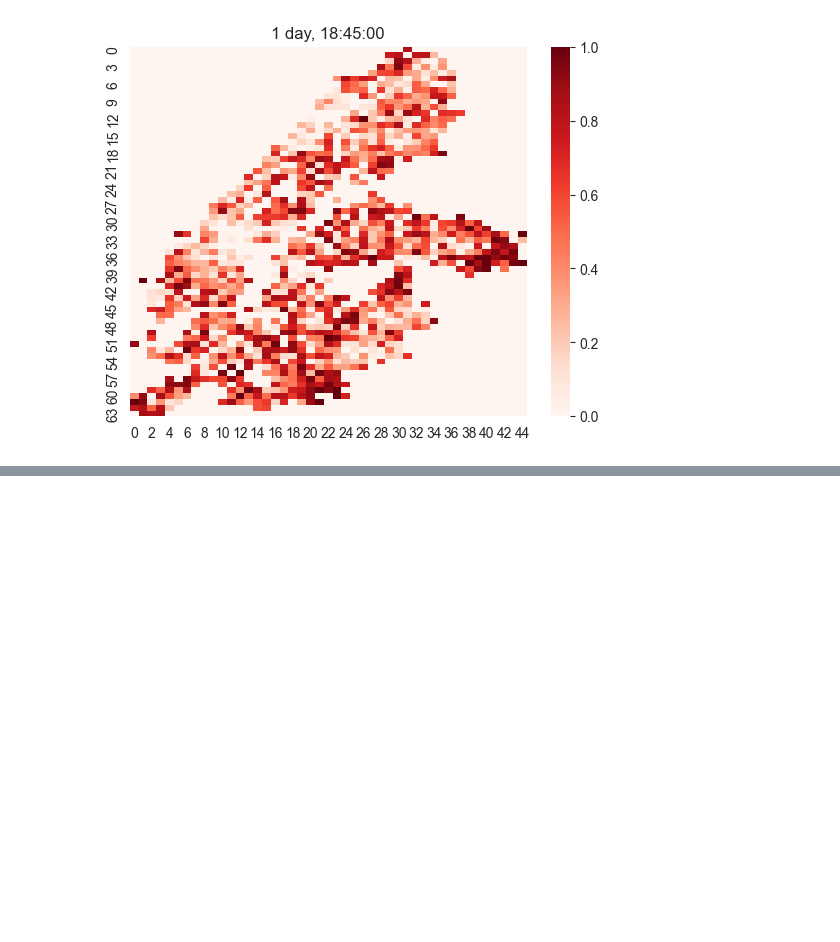
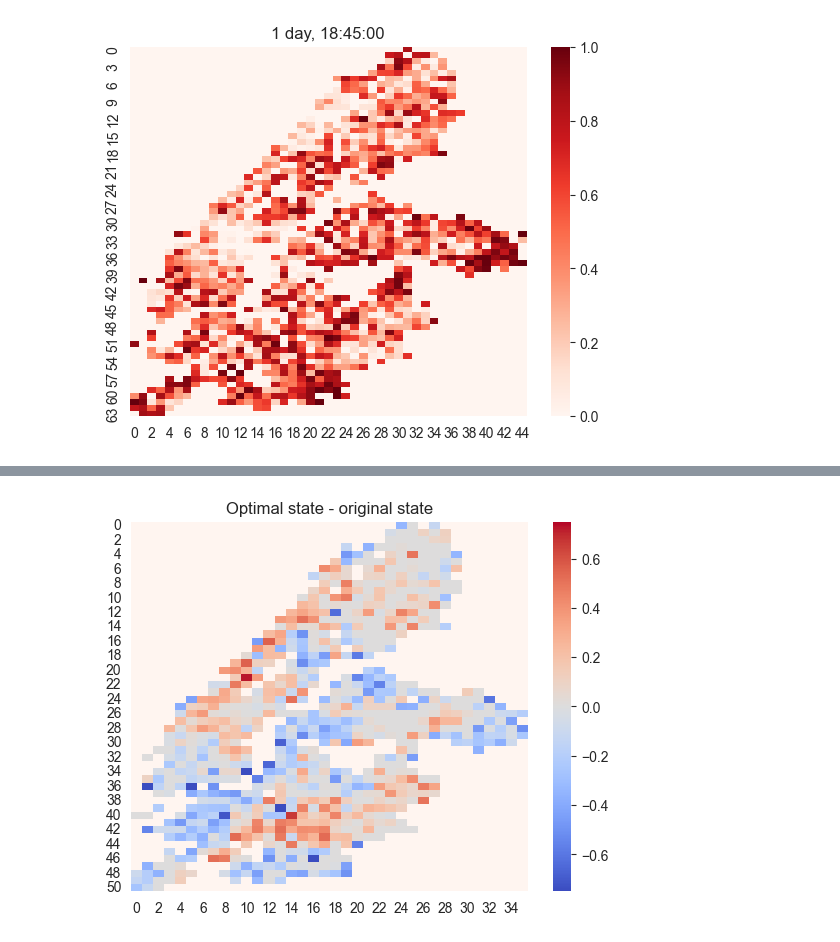
Before and after one commit to jarrettreimers/CSUREMM, a Jupyter notebook: cluster_model/cluster_model_testing.ipynb, the cells around one changed output, grey strips where cells are left out. Drawn from its saved outputs; the diff is of its cells as text; code cells hidden in the pictures; blank space fills up the shorter version.

```diff
--- a/cluster_model/cluster_model_testing.ipynb
+++ b/cluster_model/cluster_model_testing.ipynb
@@ -376,25 +392,5 @@ os.system('magick images/fill/*.png gifs/fillv2.gif')
 0
 [figure]
 # %%
-def optimize():
-    # one step only
-    original_state = {i: model.cluster_dict[i].curr_bikes for i in model.cluster_dict}
-    end_time = model.curr_time + length
-    while model.curr_time < end_time:
-        model.sim()
-    opt_state = {i: original_state[i] + len(model.cluster_dict[i].bad_departures) -
-                    len(model.cluster_dict[i].bad_arrivals) for i in model.cluster_dict}
-
-    for i in opt_state:
-        if opt_state[i] < 0:
-            opt_state[i] = 0
-        if opt_state[i] > model.cluster_dict[i].max_docks:
-            opt_state[i] = model.cluster_dict[i].max_docks
-
-    dif = np.array([opt_state[i] - original_state[i] if i in original_state else -2
-                    for i in range(len(model.clusters))]).reshape(
-                    model.vertical_squares, model.horizontal_squares)
-    plt.close()
-    sns.heatmap(dif, cmap='coolwarm')
-    plt.show()
-    return opt_state
+model.change_time(time=timedelta(hours=6))
+opt_state = state_optimization.optimize(timedelta(hours=16), 8)
@@ -400,0 +406,15 @@ def optimize():
+# %%
+dif = [opt_state[i] - original_state[i] if i in opt_state else 0 for i in range(len(model.clusters))]
+dif = np.array(dif).reshape(model.vertical_squares, model.horizontal_squares)
+# %%
+max_docks = model.get_max_docks_in_clusters()
+mask_specific_color = max_docks != 0
+max_docks[max_docks == 0] = 1
+percent_diff = dif/max_docks
+# %%
+sns.heatmap(percent_diff, cmap='coolwarm', cbar=True, vmin=-0.75, vmax=0.75)
+sns.heatmap(percent_diff, mask=mask_specific_color, cmap='Reds', cbar=False)
+plt.title('Optimal state - original state')
+plt.show()
+# %% [output]
+[figure, added]
```
Also changed, not shown: parts of 6 cells of this notebook, 2 other files.
